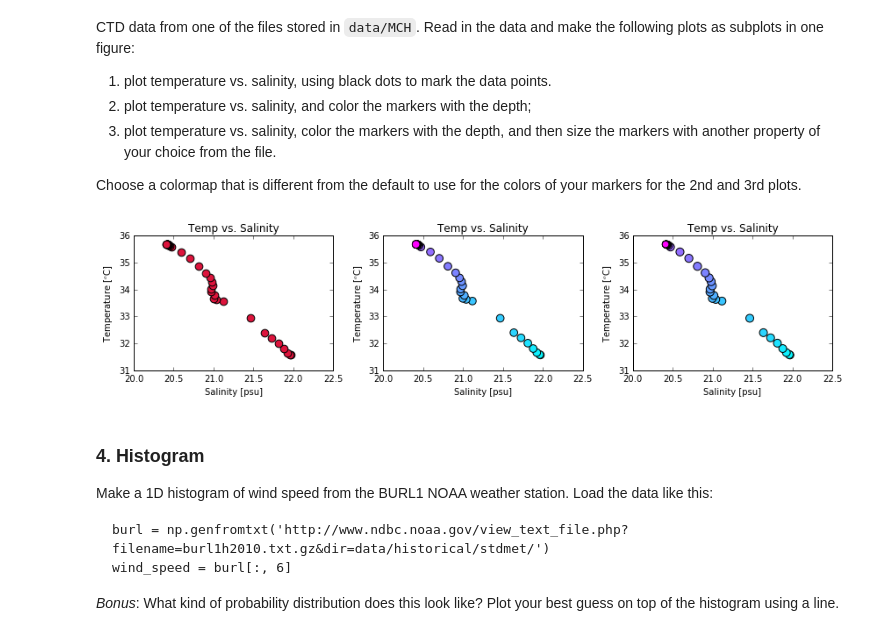
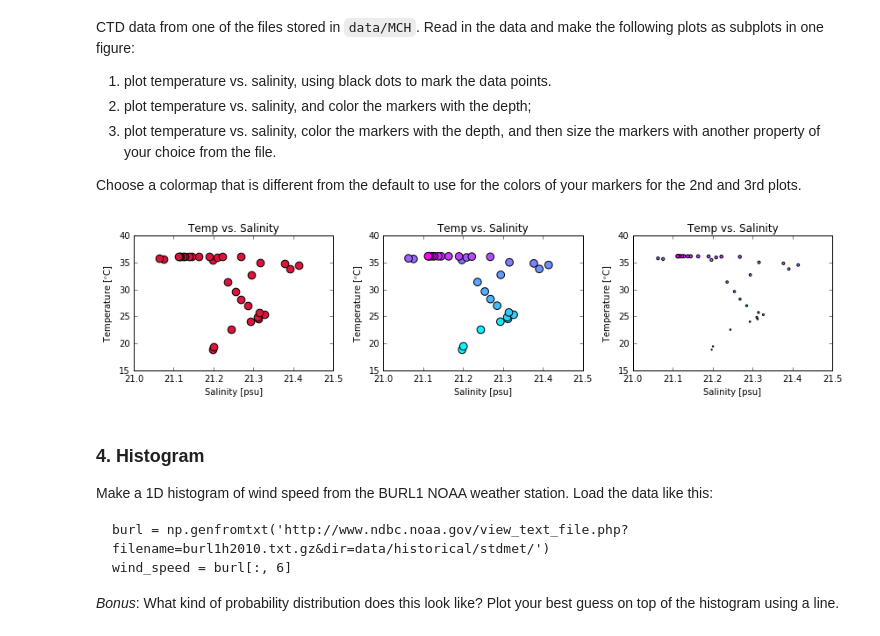
Before and after one commit to johntamu/python4geosciences-hw, a Jupyter notebook: hw04-solutions.ipynb, the cells around one changed output. Saved outputs shown, nothing was run; the diff lists cells and outputs as text; code cells hidden in the pictures.

```diff
--- a/hw04-solutions.ipynb
+++ b/hw04-solutions.ipynb
@@ -67,7 +67,7 @@ Choose a colormap that is different from the default to use for the colors of yo
 #plt.ylabel('Temperature [°C]')
 #plt.title('Temp vs. Salinity')
 
-data = np.genfromtxt('MCH/m1005c.cnv2', skip_header=57)
+data = np.genfromtxt('MCH/m1005a.cnv2', skip_header=57)
 temp = data[:,2]
 salinity = data[:,5]
 depth = data[:,1]
@@ -81,35 +81,38 @@ fig = plt.figure(figsize=(12,3))  # figure size is given as a (width, height) tu
 ax = fig.add_subplot(1,3,1)
 ax.set_xlabel('Salinity [psu]')
 ax.set_ylabel('Temperature [$^{o}$C]')
 ax.set_title('Temp vs. Salinity')
 ax.scatter(x,y,color='crimson',s=75,linewidths=1,edgecolor='black')
+ax.set_xlim(21,21.5)
 #ax.axis('tight')
 
 ax2 = fig.add_subplot(1,3,2)
 ax2.set_xlabel('Salinity [psu]')
 ax2.set_ylabel('Temperature [$^{o}$C]')
 ax2.set_title('Temp vs. Salinity')
 ax2.scatter(x,y,c=z,s=75,linewidths=1,edgecolor='black',cmap='cool')
+ax2.set_xlim(21,21.5)
 #ax3 = ax2.twinx() # Making a depth axis to give some context of how temp changes, but no plotting depth data
 #ax3.set_ylabel('Depth [m]')
 #ax3.set_ylim(0,20)
 #ax3.scatter(x,z)
 #ax2.axis('tight')
 
 ax4 = fig.add_subplot(1,3,3)
 ax4.set_xlabel('Salinity [psu]')
 ax4.set_ylabel('Temperature [$^{o}$C]')
 ax4.set_title('Temp vs. Salinity')
-ax4.scatter(x,y,c=z,s=t,linewidths=1,edgecolor='black',cmap='cool')
+ax4.scatter(x,y,c=z,s=z,linewidths=1,edgecolor='black',cmap='cool')
+ax4.set_xlim(21,21.5)
 #ax5 = ax4.twinx() # Making a depth axis to give some context of how temp changes, but no plotting depth data
 #ax5.set_ylabel('Depth [m]')
 #ax5.set_ylim(0,20)
 #ax3.scatter(x,z)
 #ax2.axis('tight')
 # For sizing markers relative to another property, make sure the property has a large range (e.g., depth)
 fig.tight_layout()
 # %% [output]
-[figure, old version]
+[figure, new version]
 # %% [markdown]
 ### 4. Histogram
 
```
Also changed, not shown: parts of 2 cells of this notebook.
